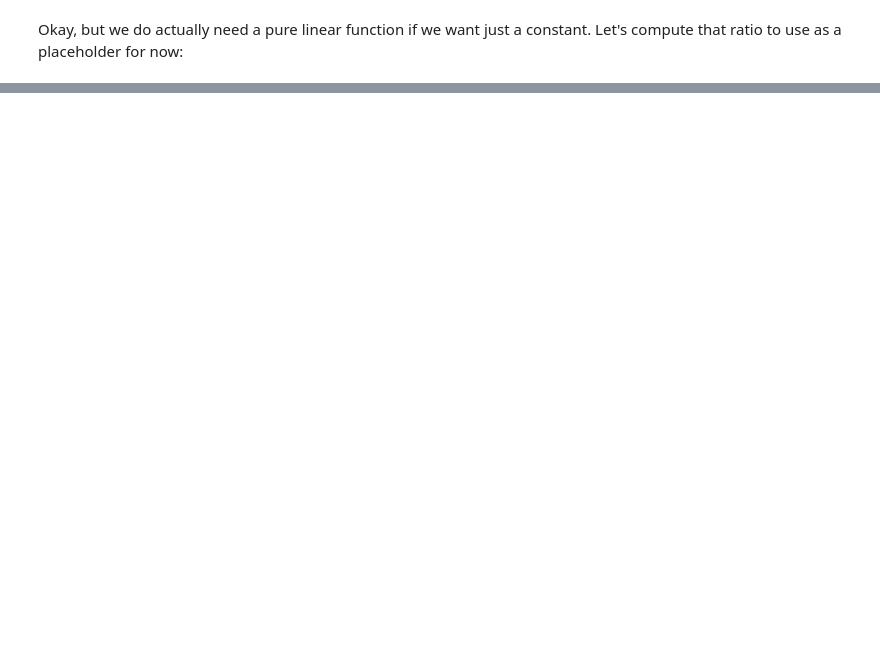
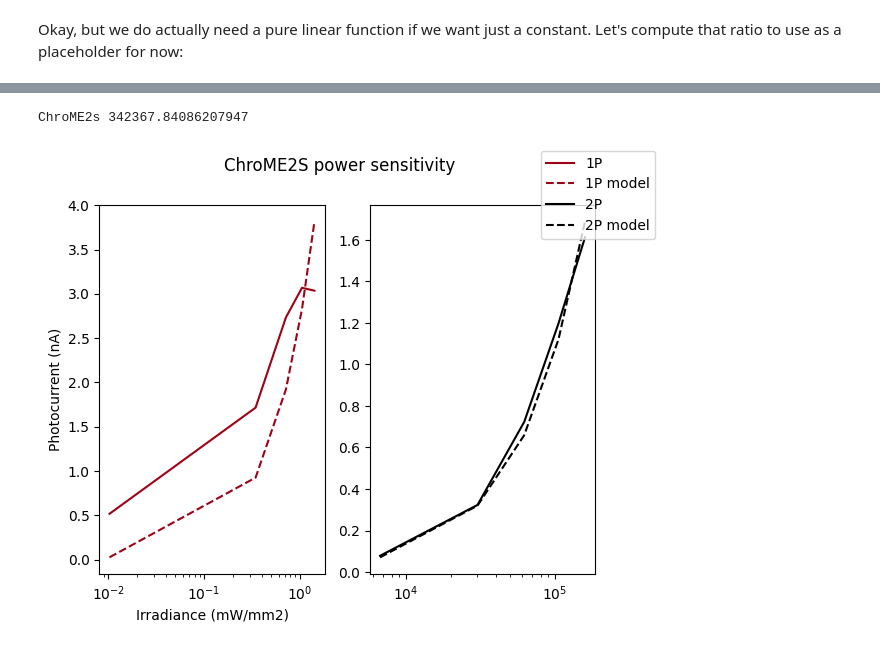
Before and after one commit to siplab-gt/cleo, a Jupyter notebook: notebooks/1p_2p_ratio.ipynb, the cells around one changed output, grey strips where cells are left out. Drawn from its saved outputs; the diff is of its cells as text; code cells hidden in the pictures; blank space fills up the shorter version.

```diff
--- a/notebooks/1p_2p_ratio.ipynb
+++ b/notebooks/1p_2p_ratio.ipynb
@@ -232,0 +687,6 @@ m1p / m2p
+# %%
+m1p_chrome2s, _ = opt(chrome2s_irr_1p, chrome2s_I_1p)
+m2p_chrome2s, _ = opt(chrome2s_irr_2p, chrome2s_I_2p)
+# m1p_chrome2s / m2p_chrome2s
+chrome2s_ratio = m1p_chrome2s / m2p_chrome2s
+print(f"ChroME2s: {chrome2s_ratio:.4f}")
@@ -232,0 +786,27 @@ m1p / m2p
+# %%
+fig, axs = plt.subplots(1, 2)
+axs[0].semilogx(chrome2s_irr_1p, chrome2s_I_1p, c="xkcd:carmine", label="1P")
+axs[0].semilogx(chrome2s_irr_1p, m1p_chrome2s * chrome2s_irr_1p, c="xkcd:carmine", linestyle="--", label="1P model")
+axs[1].semilogx(chrome2s_irr_2p, chrome2s_I_2p, c="k", label="2P")
+axs[1].semilogx(chrome2s_irr_2p, m2p_chrome2s * chrome2s_irr_2p, c="k", linestyle="--", label="2P model")
+axs[0].set(
+    xlabel="Irradiance (mW/mm2)",
+    ylabel="Photocurrent (nA)",
+)
+fig.suptitle("ChroME2S power sensitivity")
+fig.legend()
+
+# 1p2p just first 2 points
+delta_I_1p = chrome2s_I_1p[1] - chrome2s_I_1p[0]
+delta_irr_1p = chrome2s_irr_1p[1] - chrome2s_irr_1p[0]
+m1p_first2 = delta_I_1p / delta_irr_1p
+
+delta_I_2p = chrome2s_I_2p[1] - chrome2s_I_2p[0]
+delta_irr_2p = chrome2s_irr_2p[1] - chrome2s_irr_2p[0]
+m2p_first2 = delta_I_2p / delta_irr_2p
+
+ratio_first2 = m1p_first2 / m2p_first2
+print(f"ChroME2s {ratio_first2}")
+# %% [output]
+ChroME2s 342367.84086207947
+[figure, added]
```
Also changed, not shown: parts of 23 cells of this notebook, 1 other file.
